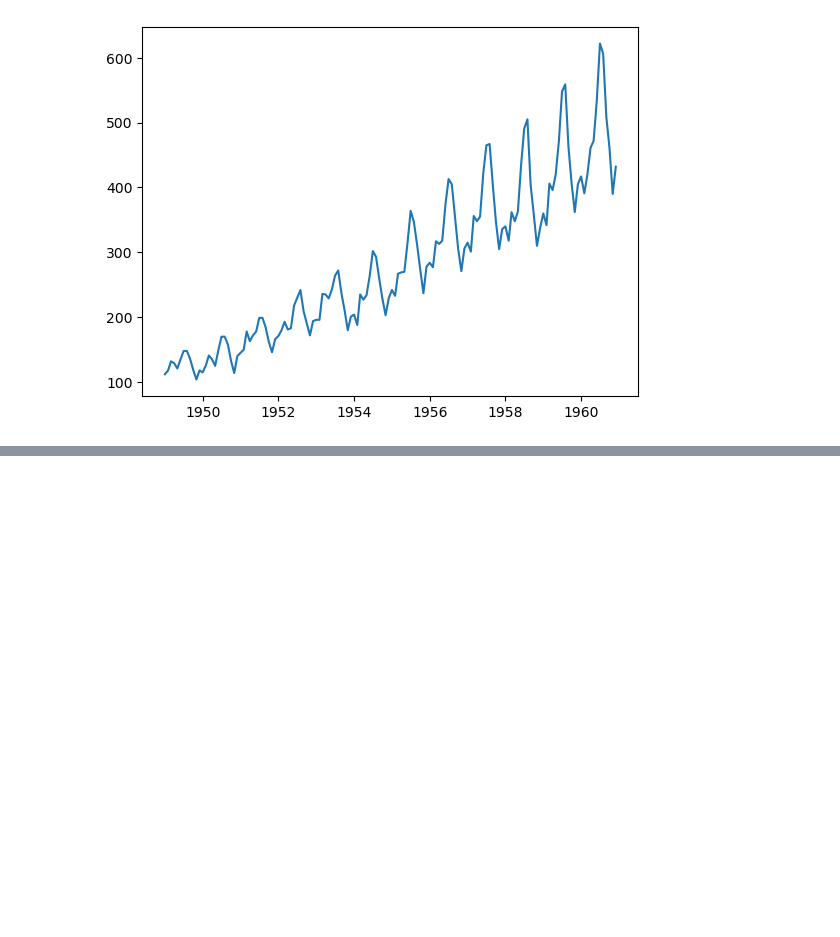
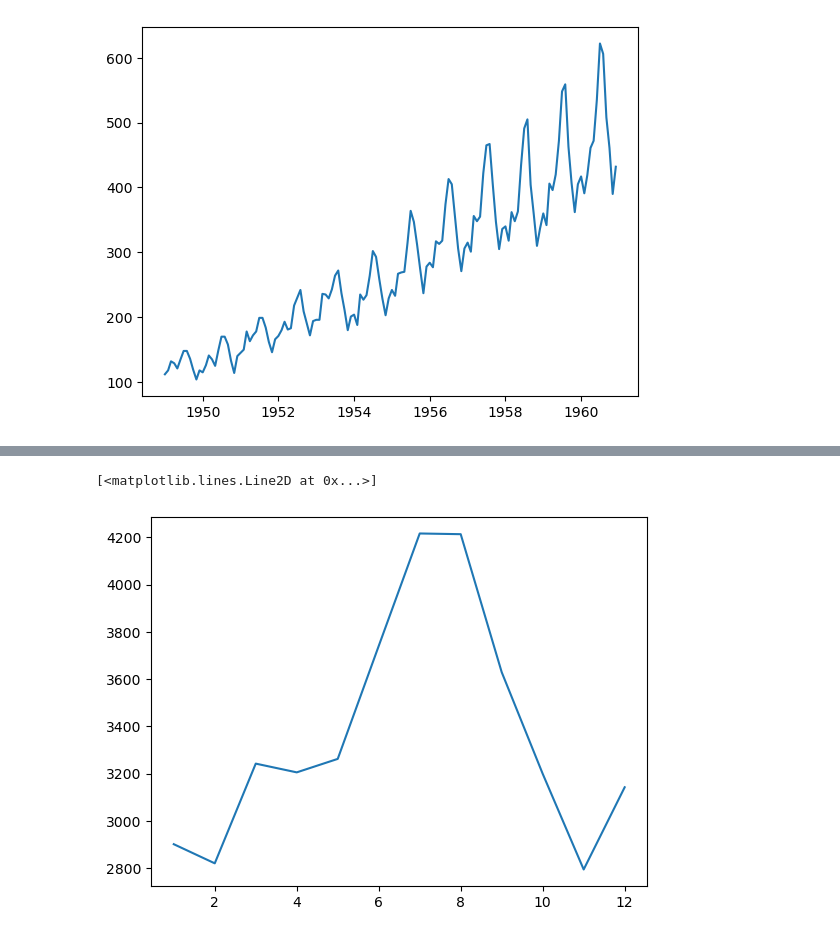
Before and after one commit to RodrigoD4v/pratica_series_temporais, a Jupyter notebook: notebooks/pratica_series_temporais.ipynb, the cells around one changed output, grey strips where cells are left out. Cells and saved outputs as stored; diff of their text form; code cells hidden in the pictures; blank space fills up the shorter version.

```diff
--- a/notebooks/pratica_series_temporais.ipynb
+++ b/notebooks/pratica_series_temporais.ipynb
@@ -163,0 +170,7 @@ plt.plot(ts)
+# %%
+# Visualização por mês
+ts_mes = ts.groupby([lambda x:x.month]).sum()
+plt.plot(ts_mes)
+# %% [output]
+[<matplotlib.lines.Line2D at 0x...>]
+[figure, added]
```
Also changed, not shown: parts of 2 cells of this notebook.
